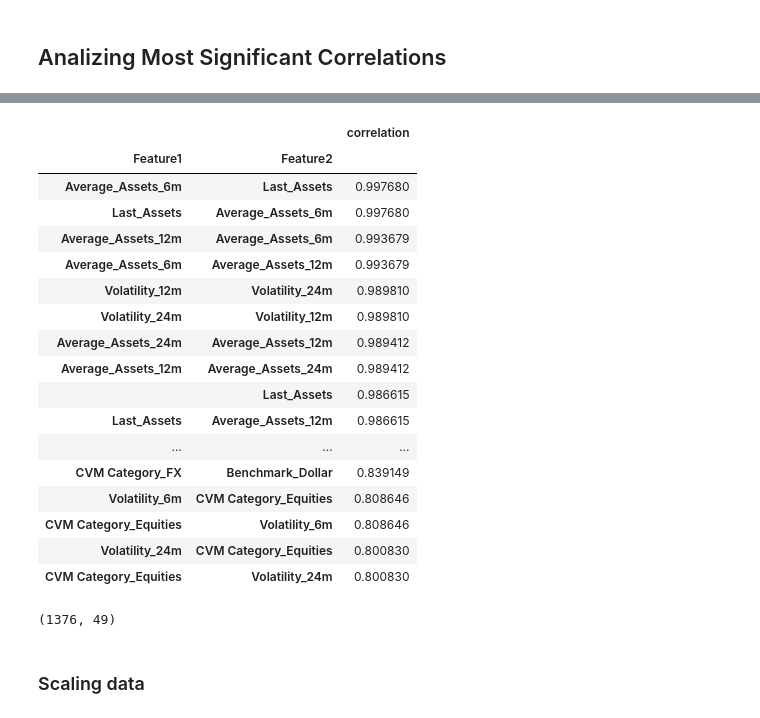
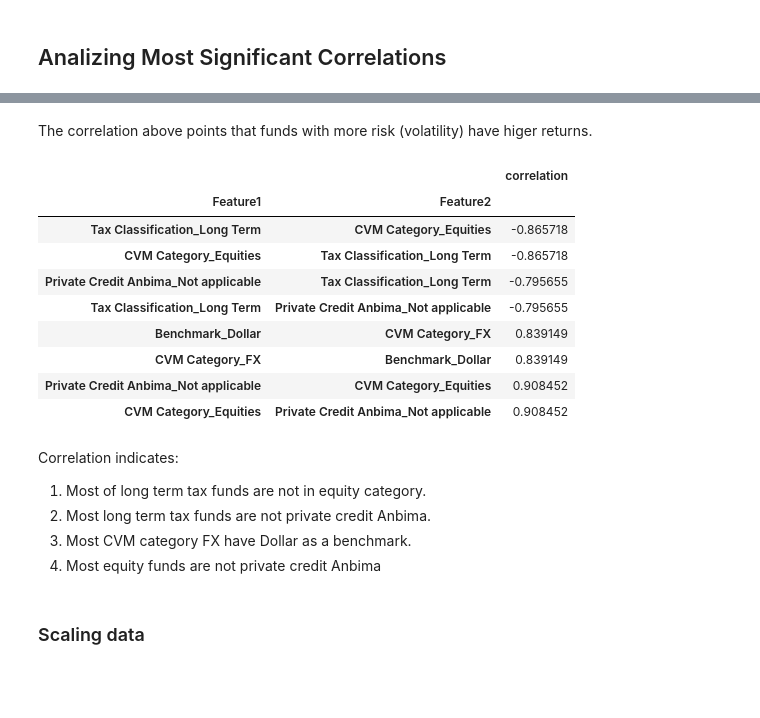
Before and after one commit to berkurka/Mutual_Fund_Clustering, a Jupyter notebook: Notebooks/02 EDA and Scaling Data.ipynb, the cells around one changed output, grey strips where cells are left out. Saved outputs shown, nothing was run; the diff lists cells and outputs as text; code cells hidden in the pictures; blank space fills up the shorter version.

```diff
--- a/Notebooks/02 EDA and Scaling Data.ipynb
+++ b/Notebooks/02 EDA and Scaling Data.ipynb
@@ -102,30 +111,33 @@ plt.scatter(df_numeric['CVM Category_Fixed Income'], df_numeric['Volatility_6m']
-# %%
-# All correlations Grater than +0.5
-pair_corr_df[(pair_corr_df['correlation']>0.8)
-             & (pair_corr_df['correlation']<0.9999)].sort_values(['correlation'],ascending=False)
-# %% [output]
-|  |  | correlation |
-| Feature1 | Feature2 |  |
-| Average_Assets_6m | Last_Assets | 0.997680 |
-| Last_Assets | Average_Assets_6m | 0.997680 |
-| Average_Assets_12m | Average_Assets_6m | 0.993679 |
-| Average_Assets_6m | Average_Assets_12m | 0.993679 |
-| Volatility_12m | Volatility_24m | 0.989810 |
-| Volatility_24m | Volatility_12m | 0.989810 |
-| Average_Assets_24m | Average_Assets_12m | 0.989412 |
-| Average_Assets_12m | Average_Assets_24m | 0.989412 |
-|  | Last_Assets | 0.986615 |
-| Last_Assets | Average_Assets_12m | 0.986615 |
-| ... | ... | ... |
-| CVM Category_FX | Benchmark_Dollar | 0.839149 |
-| Volatility_6m | CVM Category_Equities | 0.808646 |
-| CVM Category_Equities | Volatility_6m | 0.808646 |
-| Volatility_24m | CVM Category_Equities | 0.800830 |
-| CVM Category_Equities | Volatility_24m | 0.800830 |
-# %%
-df_numeric.shape
-# %% [output]
-(1376, 49)
+# %% [markdown]
+The correlation above points that funds with more risk (volatility) have higer returns.
+# %%
+unstaked_series = df_numeric[dummy_columns].corr().unstack()
+unstaked_series = unstaked_series.sort_values(kind="quicksort")
+
+pair_corr_df = pd.DataFrame(unstaked_series)
+pair_corr_df.columns = ['correlation']
+pair_corr_df.index.names = ['Feature1','Feature2']
+
+# .drop_duplicates('correlation',keep: {'first'})
+pair_corr_df[(np.absolute(pair_corr_df['correlation'])>0.7) &
+             (np.absolute(pair_corr_df['correlation'])<0.999)]
+# %% [output]
+|  |  | correlation |
+| Feature1 | Feature2 |  |
+| Tax Classification_Long Term | CVM Category_Equities | -0.865718 |
+| CVM Category_Equities | Tax Classification_Long Term | -0.865718 |
+| Private Credit Anbima_Not applicable | Tax Classification_Long Term | -0.795655 |
+| Tax Classification_Long Term | Private Credit Anbima_Not applicable | -0.795655 |
+| Benchmark_Dollar | CVM Category_FX | 0.839149 |
+| CVM Category_FX | Benchmark_Dollar | 0.839149 |
+| Private Credit Anbima_Not applicable | CVM Category_Equities | 0.908452 |
+| CVM Category_Equities | Private Credit Anbima_Not applicable | 0.908452 |
+# %% [markdown]
+Correlation indicates:
+1. Most of long term tax funds are not in equity category.
+2. Most long term tax funds are not private credit Anbima.
+3. Most CVM category FX have Dollar as a benchmark.
+4. Most equity funds are not private credit Anbima
 # %% [markdown]
 ### Scaling data
 # %%
```
Also changed, not shown: parts of 22 cells of this notebook, 4 other files.
